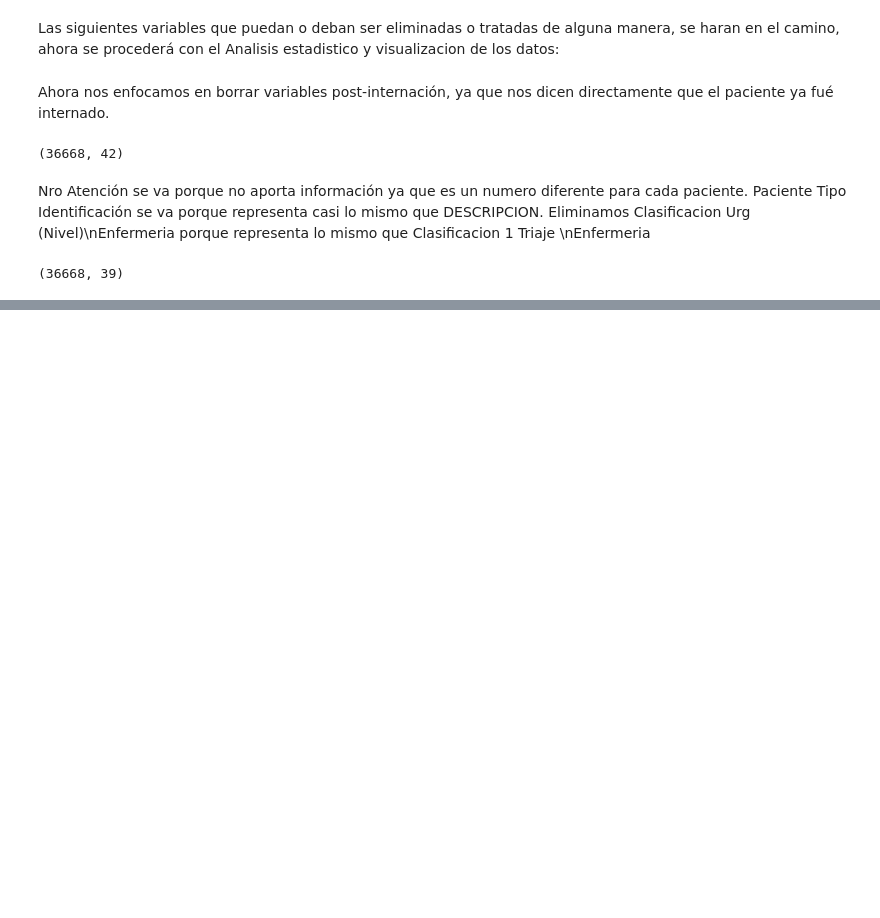
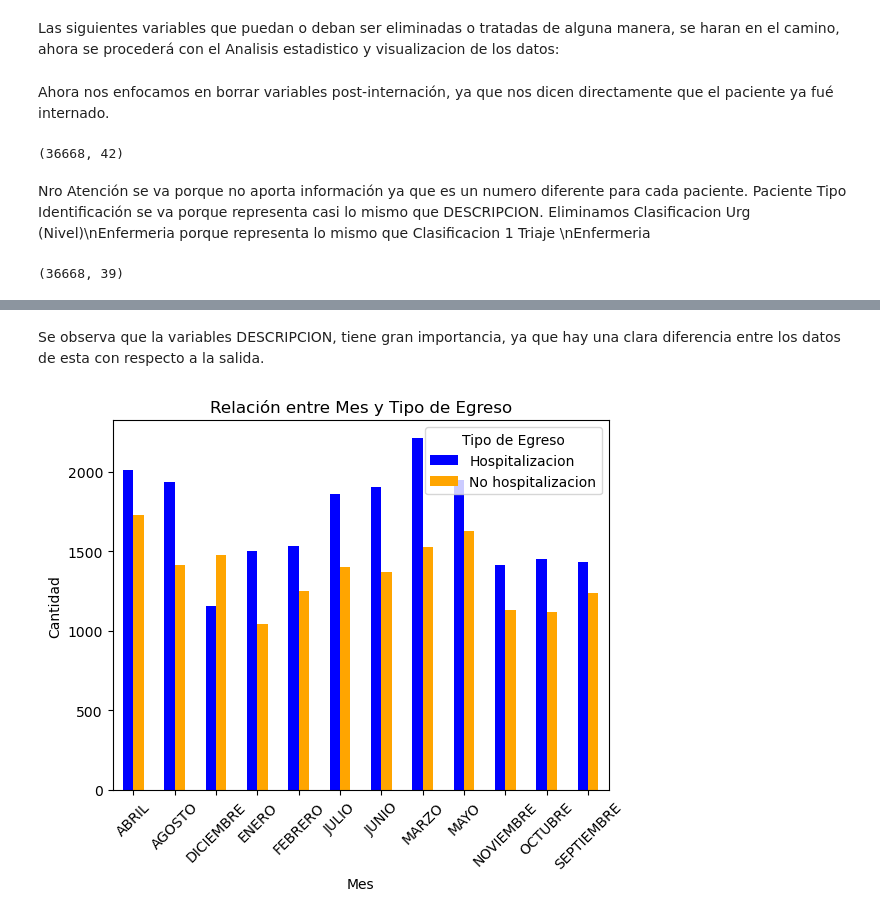
Before and after one commit to AndresBanquezBio/BDUrgencias, a Jupyter notebook: NoteBook/Limpieza.ipynb, the cells around one changed output, grey strips where cells are left out. Saved outputs shown, nothing was run; the diff lists cells and outputs as text; code cells hidden in the pictures; blank space fills up the shorter version.

```diff
--- a/NoteBook/Limpieza.ipynb
+++ b/NoteBook/Limpieza.ipynb
@@ -249,0 +351,14 @@ corrMatrix(df_3)
+# %% [markdown]
+Se observa que la variables DESCRIPCION, tiene gran importancia, ya que hay una clara diferencia entre los datos de esta con respecto a la salida.
+# %%
+conteo_mes = df_31.groupby(['Mes', 'Tipo Egreso (INTERNACION)']).size().unstack()
+conteo_mes.plot(kind='bar', color=['blue', 'orange'])
+plt.title('Relación entre Mes y Tipo de Egreso')
+plt.xlabel('Mes')
+plt.ylabel('Cantidad')
+plt.xticks(rotation=45)
+plt.legend(title='Tipo de Egreso')
+
+plt.show()
+# %% [output]
+[figure, added]
```
Also changed, not shown: parts of 70 cells of this notebook.
